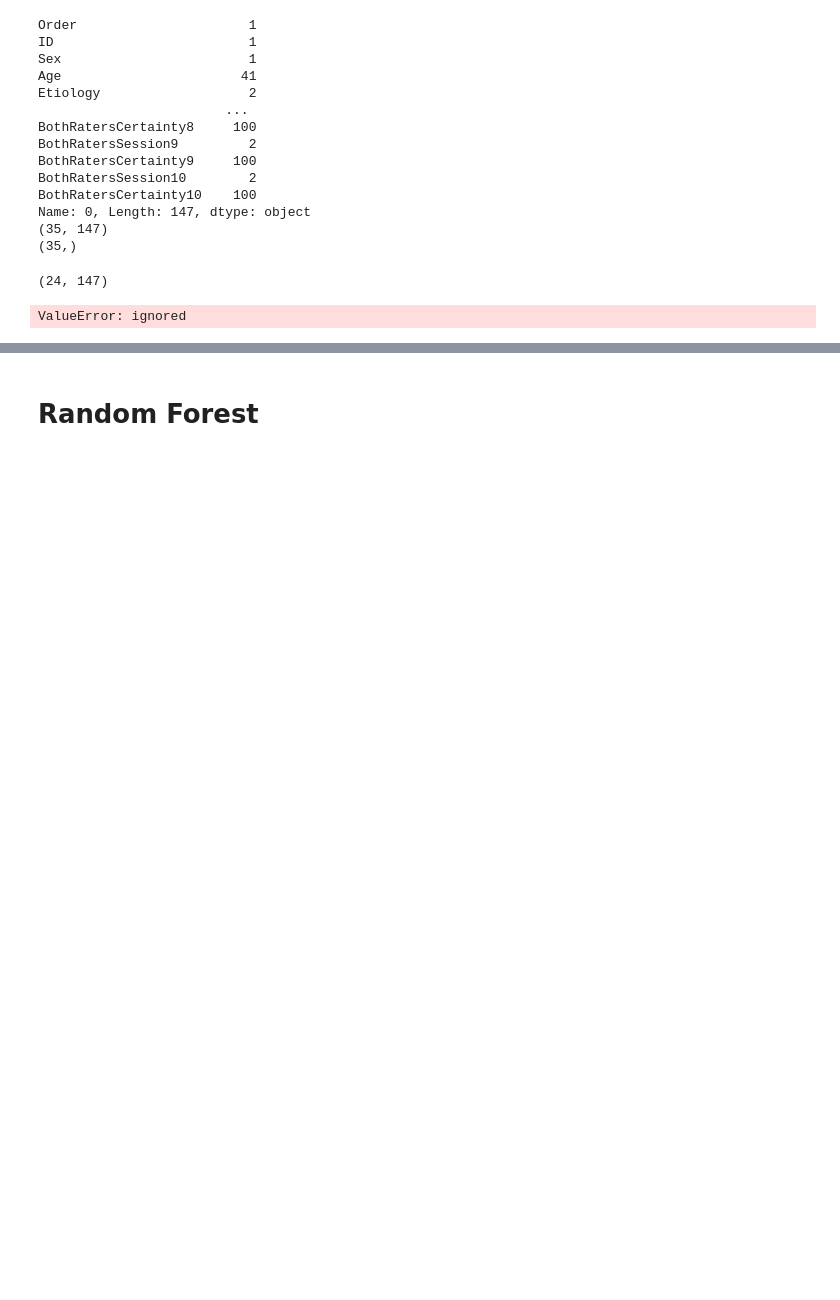
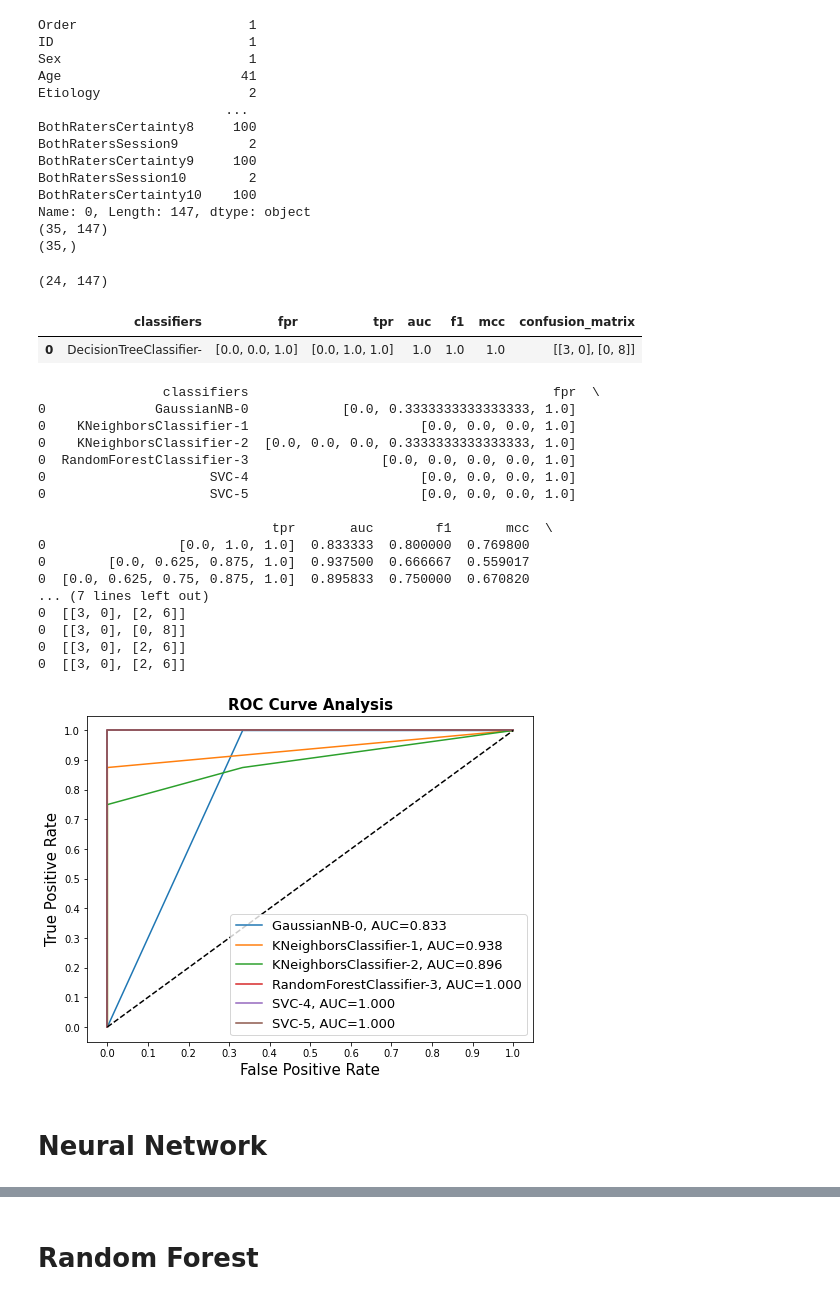
Before and after one commit to ManJ-PC/ML-DoC, a Jupyter notebook: Machine_learning_in_the_diagnosis_of_disorders_of_consciousness_using_SMART_.ipynb, the cells around one changed output, grey strips where cells are left out. Saved outputs shown, nothing was run; the diff lists cells and outputs as text; code cells hidden in the pictures; blank space fills up the shorter version.

```diff
--- a/Machine_learning_in_the_diagnosis_of_disorders_of_consciousness_using_SMART_.ipynb
+++ b/Machine_learning_in_the_diagnosis_of_disorders_of_consciousness_using_SMART_.ipynb
@@ -686,7 +686,7 @@ def model_train_and_evaluate(a_classifier, _x_train, _y_train, _x_test, _y_test,
   ypredicted = a_model.predict(_x_test)
 # lista inteira de exemplo, em que depois bate tudo certo...
   # extract metrics  tipically y_true, y_pred # groundtrue  e y que foram previstos.., slides das métricas vai disponibilizar... , matriz de confusão
-  fpr, tpr, _ = roc_curve(_y_test, yproba) #f_measure também!
+  fpr, tpr, _ = roc_curve(_y_test, yproba, pos_label=2) #f_measure também!
   auc = roc_auc_score(_y_test, yproba)
   conf_m = confusion_matrix(_y_test, ypredicted) # extraí um conj. de métricas de performance
   mcc = matthews_corrcoef(_y_test, ypredicted)
@@ -709,7 +709,12 @@ print(X_train.shape) # rnadom_state com valor fixo para conseguirmos garantir qu
 # %%
 from sklearn.tree import DecisionTreeClassifier
 from sklearn.metrics import roc_curve, roc_auc_score
+from sklearn.metrics import classification_report,confusion_matrix
+from sklearn.metrics import matthews_corrcoef
+from sklearn.metrics import f1_score
+
 results = model_train_and_evaluate(DecisionTreeClassifier(random_state=2020), X_train, y_train, X_test, y_test) # Aproveitar o classificadores que já existem
 results.head()
 # %% [output]
-ValueError: ignored
+|  | classifiers | fpr | tpr | auc | f1 | mcc | confusion_matrix |
+| 0 | DecisionTreeClassifier- | [0.0, 0.0, 1.0] | [0.0, 1.0, 1.0] | 1.0 | 1.0 | 1.0 | [[3, 0], [0, 8]] |
@@ -715,0 +742,46 @@ ValueError: ignored
+# %%
+from sklearn.naive_bayes import GaussianNB
+from sklearn.svm import SVC
+
+
+# create a set of other models
+classifiers = [GaussianNB(),
+               KNeighborsClassifier(n_neighbors=3),
+               KNeighborsClassifier(n_neighbors=5),
+               RandomForestClassifier(random_state=2020),
+               SVC(kernel="linear", C=0.025, probability=True),
+               SVC(kernel="linear", C=0.01, probability=True)
+              ]
+# perceber as diferenças das abordagens, segundo as mesmas condições..
+results = pd.DataFrame(columns=['classifiers', 'fpr','tpr','auc','f1', 'mcc', 'confusion_matrix'])
+import random
+# train !
+i = 0
+for cls in classifiers:
+    results = results.append(model_train_and_evaluate(cls, X_train, y_train, X_test, y_test, str(i)))
+    i+=1
+# pipeline completo de de fazer lcassificação e avaliar com as métricas, obter X de treino e feature e ir buscar as características (princípio ), camada de classificação estendida e .. métodos mais simples
+results.head()
+print(results)
+plot_roc_insame(results)
+# %% [output]
+                classifiers                                       fpr  \
+0              GaussianNB-0            [0.0, 0.3333333333333333, 1.0]
+0    KNeighborsClassifier-1                      [0.0, 0.0, 0.0, 1.0]
+0    KNeighborsClassifier-2  [0.0, 0.0, 0.0, 0.3333333333333333, 1.0]
+0  RandomForestClassifier-3                 [0.0, 0.0, 0.0, 0.0, 1.0]
+0                     SVC-4                      [0.0, 0.0, 0.0, 1.0]
+0                     SVC-5                      [0.0, 0.0, 0.0, 1.0]
+
+                              tpr       auc        f1       mcc  \
+0                 [0.0, 1.0, 1.0]  0.833333  0.800000  0.769800
+0        [0.0, 0.625, 0.875, 1.0]  0.937500  0.666667  0.559017
+0  [0.0, 0.625, 0.75, 0.875, 1.0]  0.895833  0.750000  0.670820
+... (7 lines left out)
+0  [[3, 0], [2, 6]]
+0  [[3, 0], [0, 8]]
+0  [[3, 0], [2, 6]]
+0  [[3, 0], [2, 6]]
+[figure, added]
+# %% [markdown]
+# Neural Network
```
Also changed, not shown: parts of 24 cells of this notebook.
